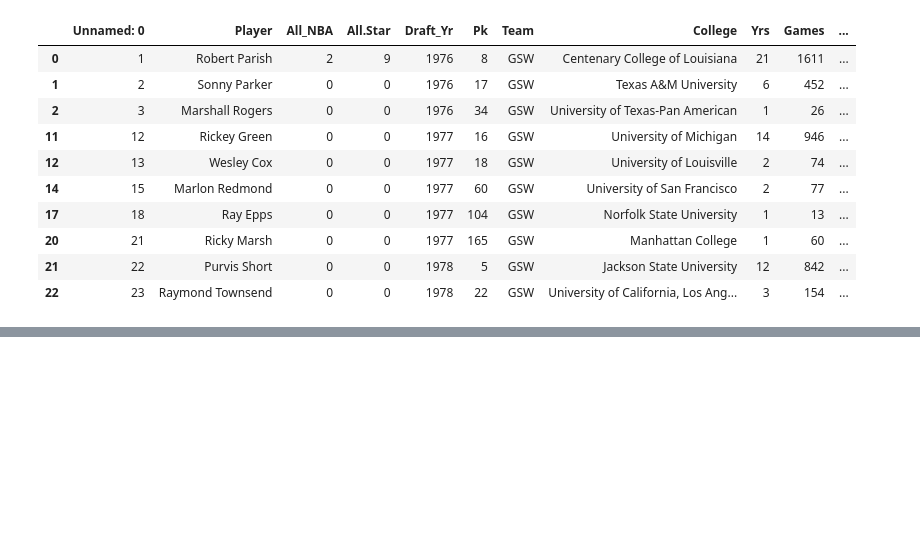
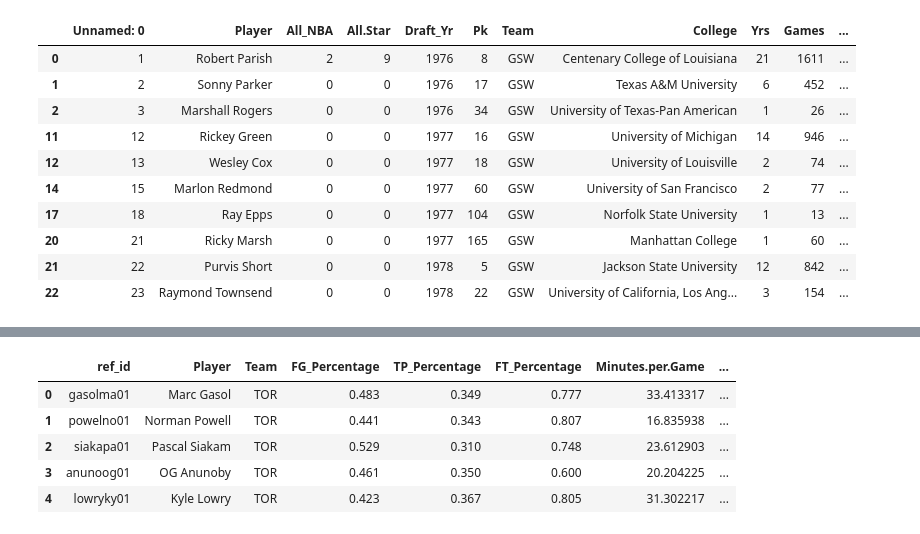
Before and after one commit to leocpp/Data-Science, a Jupyter notebook: Model.ipynb, the cells around one changed output, grey strips where cells are left out. Drawn from its saved outputs; the diff is of its cells as text; code cells hidden in the pictures; blank space fills up the shorter version.

```diff
--- a/Model.ipynb
+++ b/Model.ipynb
@@ -426,0 +342,14 @@ class Player(sportsreference.nba.player.AbstractPlayer)
+# %%
+renamedict = {'name': 'Player', 'FG_Pct': 'FG_Percentage', 'TP_Pct': 'TP_Percentage', 'FT_Pct': 'FT_Percentage',
+              'Min_per_game': 'Minutes.per.Game', 'Pts_per_game': 'Points.per.Game', 'TRB_per_game': 'TRB.per.game',
+              'Asts_per_game': 'Assits.per.Game'}
+
+nbads = nbads.rename(columns=renamedict)
+nbads.head()
+# %% [output]
+|  | ref_id | Player | Team | FG_Percentage | TP_Percentage | FT_Percentage | Minutes.per.Game | ... |
+| 0 | gasolma01 | Marc Gasol | TOR | 0.483 | 0.349 | 0.777 | 33.413317 | ... |
+| 1 | powelno01 | Norman Powell | TOR | 0.441 | 0.343 | 0.807 | 16.835938 | ... |
+| 2 | siakapa01 | Pascal Siakam | TOR | 0.529 | 0.310 | 0.748 | 23.612903 | ... |
+| 3 | anunoog01 | OG Anunoby | TOR | 0.461 | 0.350 | 0.600 | 20.204225 | ... |
+| 4 | lowryky01 | Kyle Lowry | TOR | 0.423 | 0.367 | 0.805 | 31.302217 | ... |
```
Also changed, not shown: parts of 42 cells of this notebook, 5 other files.
